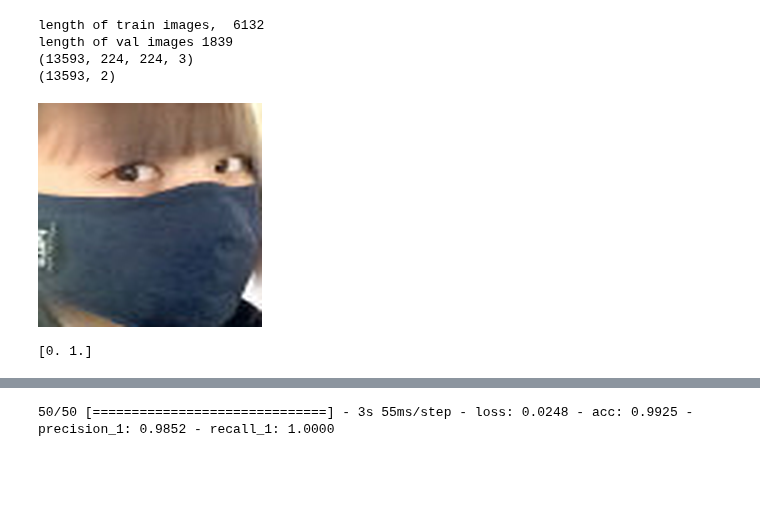
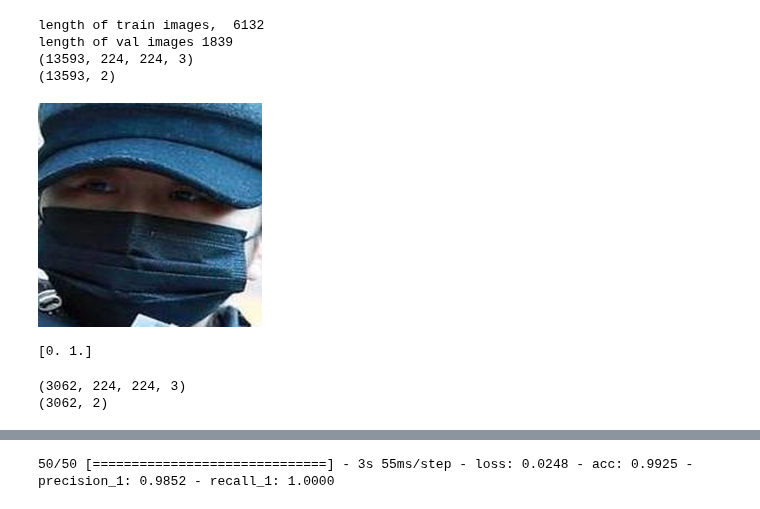
Before and after one commit to vipul43/Face_Mask_Detection, a Jupyter notebook: model.ipynb, the cells around one changed output, grey strips where cells are left out. Cells and saved outputs as stored; diff of their text form; code cells hidden in the pictures; blank space fills up the shorter version.

Commit message:
all set for training with batch size=128

```diff
--- a/model.ipynb
+++ b/model.ipynb
@@ -96,11 +96,47 @@ length of val images 1839
 # %%
 #random train observations
 
-rnd_idx = np.random.randint(0, TRAIN_DATA_SIZE)
+rnd_idx = np.random.randint(0, TrainX.shape[0])
 display(Image.fromarray(np.uint8(TrainX[rnd_idx])))
 print(TrainY[rnd_idx])
 # with mask is [0. 1.]
 # without mask is [1. 0.]
 # %% [output]
-[figure, old version]
+[figure, new version]
 [0. 1.]
+# %%
+# creating ValX and ValY
+ValX = []
+ValY = []
+with_mask = np.zeros(shape=(2,)); with_mask[1] = 1       #class: 1
+without_mask = np.zeros(shape=(2,)); without_mask[0] = 1 #class: 0
+idx = 0
+for path in val_xml_paths:
+  tree = ET()
+  root = tree.parse(path)
+  filename = root.findall('filename')[0].text
+  names = [f.text for f in root.findall('.//name')]
+  xmins = [int(f.text) for f in root.findall('.//xmin')]
+  ymins = [int(f.text) for f in root.findall('.//ymin')]
+  xmaxs = [int(f.text) for f in root.findall('.//xmax')]
+  ymaxs = [int(f.text) for f in root.findall('.//ymax')]
+  if filename[-3:] == "xml":
+    filename = filename[:-3]+"jpg"
+  img = Image.open(val_dir_path + "/" + filename).convert('RGB')
+  for j in range(len(names)):
+    cropped_img = img.crop((xmins[j], ymins[j], xmaxs[j], ymaxs[j]))
+    resized_img = cropped_img.resize((IMAGE_HEIGHT, IMAGE_WIDTH), Image.LANCZOS)
+    arr = np.asarray(resized_img)
+    ValX.append(arr)
+    if names[j]=='face':
+      ValY.append(without_mask)
+    else:
+      ValY.append(with_mask)
+    idx+=1
+ValX = np.asarray(ValX)
+ValY = np.asarray(ValY)
+print(ValX.shape) #output: (3062, 224, 224, 3)
+print(ValY.shape) #output: (3062, 2)
+# %% [output]
+(3062, 224, 224, 3)
+(3062, 2)
```
Also changed, not shown: parts of 6 cells of this notebook.
